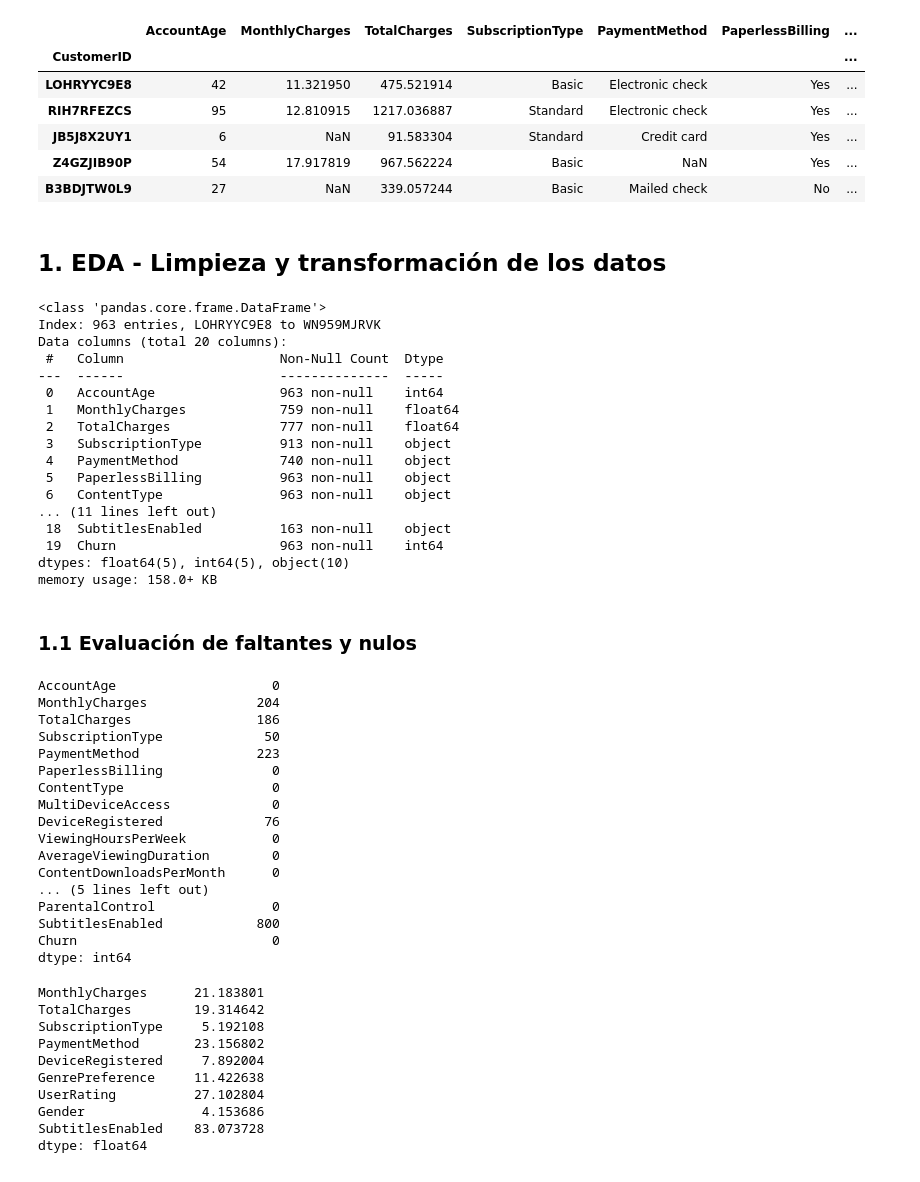
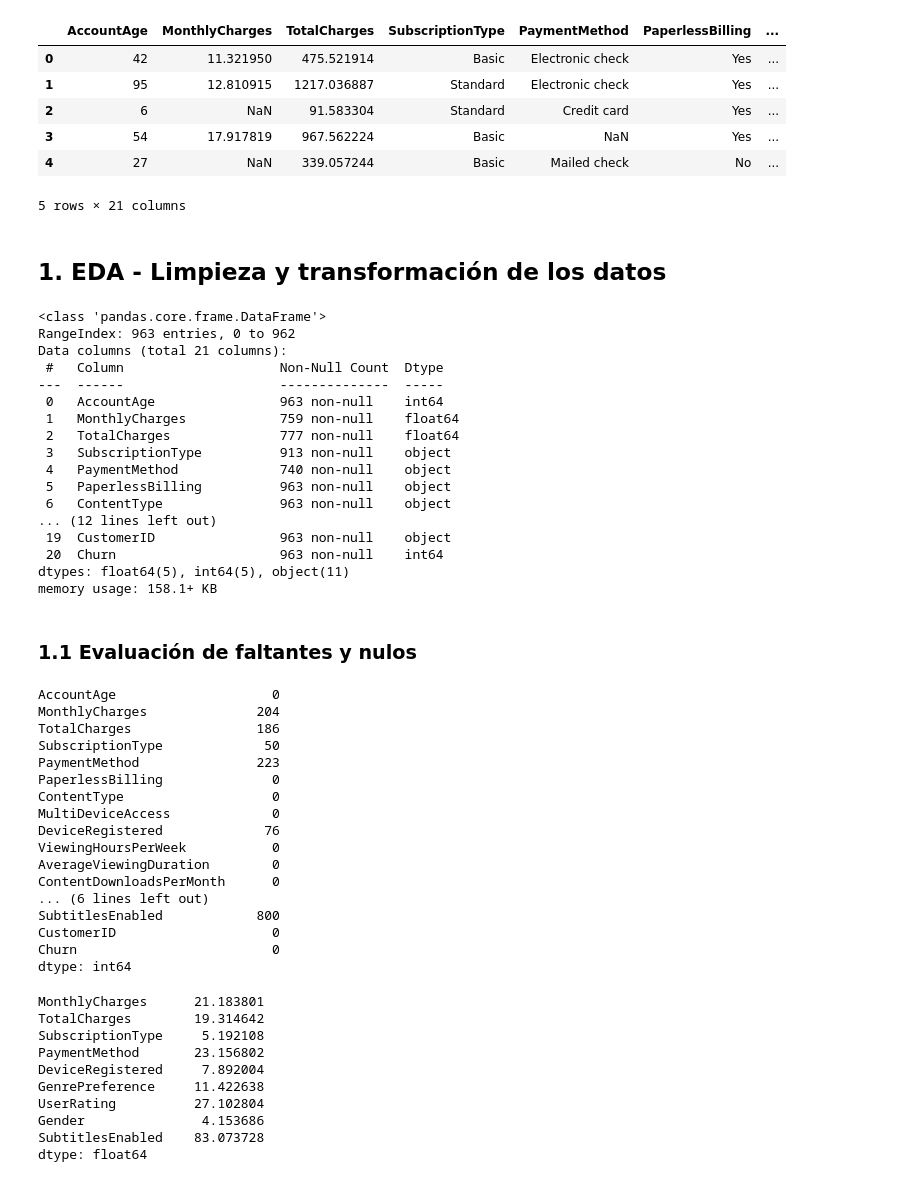
Before and after one commit to Rdorta08/ML_PowerBI, a Jupyter notebook: notebooks/01_Data_Cleaning.ipynb, the cells around one changed output. Cells and saved outputs as stored; diff of their text form; code cells hidden in the pictures.

```diff
--- a/notebooks/01_Data_Cleaning.ipynb
+++ b/notebooks/01_Data_Cleaning.ipynb
@@ -17,16 +17,15 @@ import shap
 import math
 # %%
 df = pd.read_csv(r'C:\Users\LENOVO\Downloads\archive\Subscription_Dataset.csv')
-df.set_index('CustomerID', inplace=True)
 df.head()
 # %% [output]
 |  | AccountAge | MonthlyCharges | TotalCharges | SubscriptionType | PaymentMethod | PaperlessBilling | ... |
-| CustomerID |  |  |  |  |  |  | ... |
-| LOHRYYC9E8 | 42 | 11.321950 | 475.521914 | Basic | Electronic check | Yes | ... |
-| RIH7RFEZCS | 95 | 12.810915 | 1217.036887 | Standard | Electronic check | Yes | ... |
-| JB5J8X2UY1 | 6 | NaN | 91.583304 | Standard | Credit card | Yes | ... |
-| Z4GZJIB90P | 54 | 17.917819 | 967.562224 | Basic | NaN | Yes | ... |
-| B3BDJTW0L9 | 27 | NaN | 339.057244 | Basic | Mailed check | No | ... |
+| 0 | 42 | 11.321950 | 475.521914 | Basic | Electronic check | Yes | ... |
+| 1 | 95 | 12.810915 | 1217.036887 | Standard | Electronic check | Yes | ... |
+| 2 | 6 | NaN | 91.583304 | Standard | Credit card | Yes | ... |
+| 3 | 54 | 17.917819 | 967.562224 | Basic | NaN | Yes | ... |
+| 4 | 27 | NaN | 339.057244 | Basic | Mailed check | No | ... |
+5 rows × 21 columns
 # %% [markdown]
 ## 1. EDA - Limpieza y transformación de los datos
 # %%
@@ -34,8 +33,8 @@ df.head()
 df.info()
 # %% [output]
 <class 'pandas.core.frame.DataFrame'>
-Index: 963 entries, LOHRYYC9E8 to WN959MJRVK
-Data columns (total 20 columns):
+RangeIndex: 963 entries, 0 to 962
+Data columns (total 21 columns):
  #   Column                    Non-Null Count  Dtype
 ---  ------                    --------------  -----
  0   AccountAge                963 non-null    int64
@@ -45,11 +44,11 @@ Data columns (total 20 columns):
  4   PaymentMethod             740 non-null    object
  5   PaperlessBilling          963 non-null    object
  6   ContentType               963 non-null    object
-... (11 lines left out)
- 18  SubtitlesEnabled          163 non-null    object
- 19  Churn                     963 non-null    int64
-dtypes: float64(5), int64(5), object(10)
-memory usage: 158.0+ KB
+... (12 lines left out)
+ 19  CustomerID                963 non-null    object
+ 20  Churn                     963 non-null    int64
+dtypes: float64(5), int64(5), object(11)
+memory usage: 158.1+ KB
 # %% [markdown]
 ### 1.1 Evaluación de faltantes y nulos
 # %%
@@ -68,9 +67,9 @@ DeviceRegistered             76
 ViewingHoursPerWeek           0
 AverageViewingDuration        0
 ContentDownloadsPerMonth      0
-... (5 lines left out)
-ParentalControl               0
+... (6 lines left out)
 SubtitlesEnabled            800
+CustomerID                    0
 Churn                         0
 dtype: int64
 # %%
```
Also changed, not shown: parts of 14 cells of this notebook, 1 other file.
